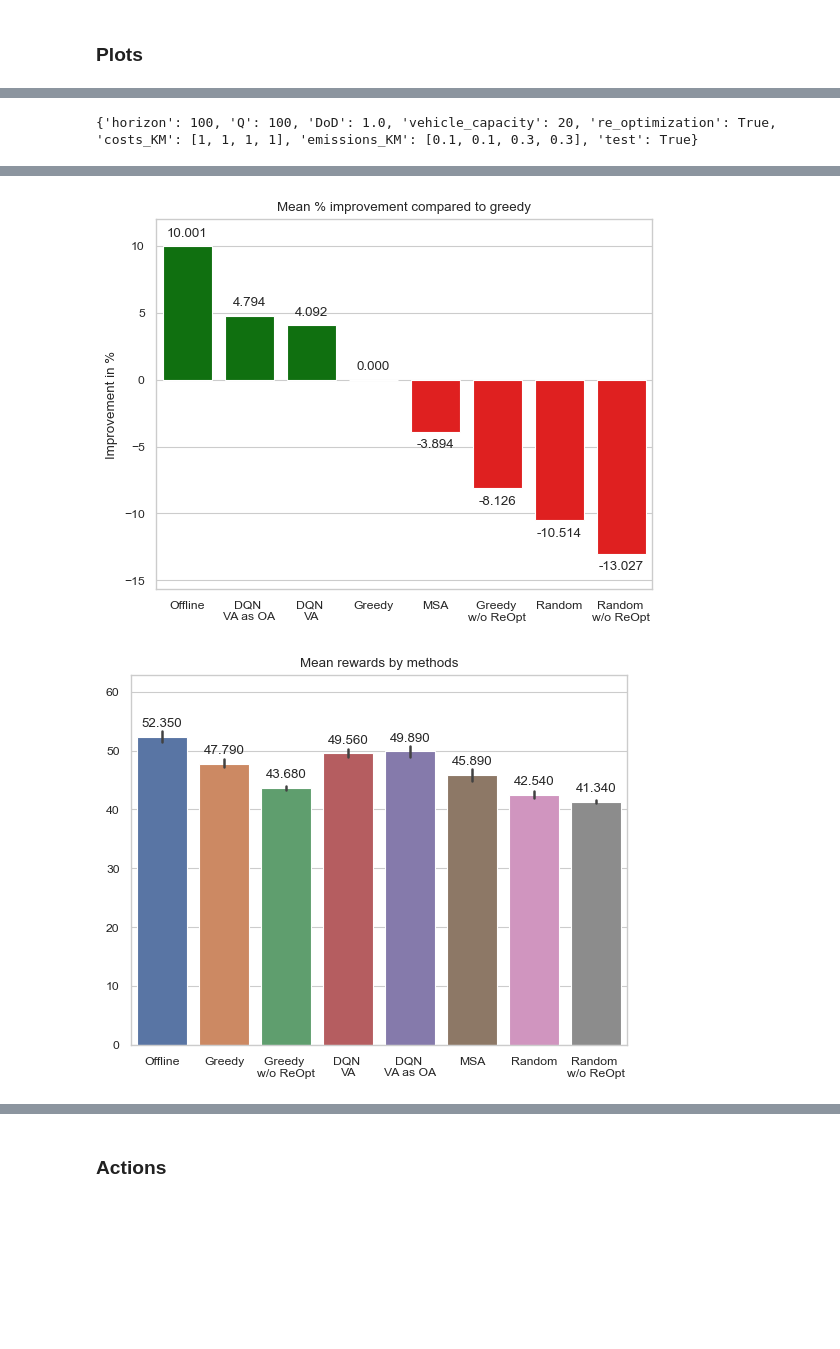
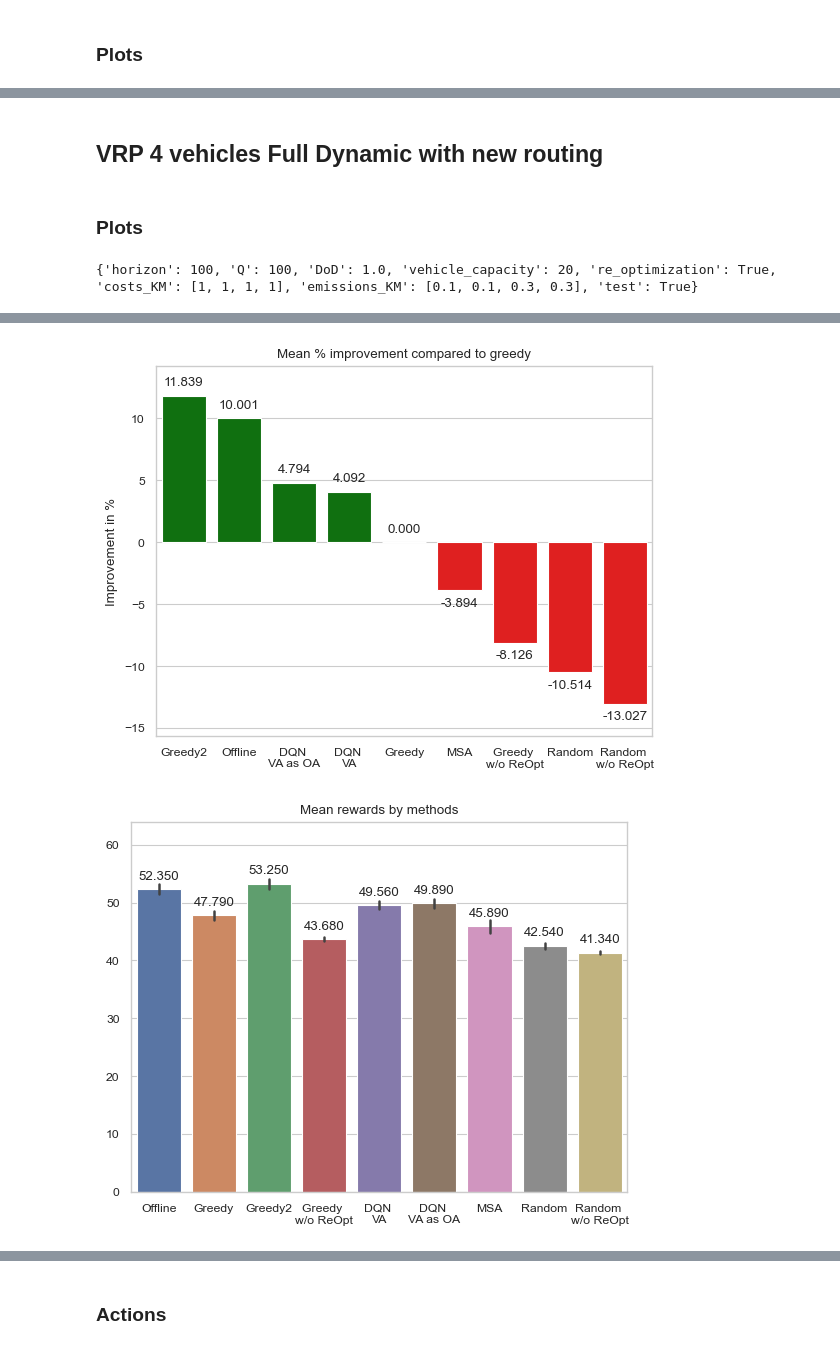
Before and after one commit to Farid-Najar/DynamicQVRP, a Jupyter notebook: results.ipynb, the cells around one changed output, grey strips where cells are left out. Cells and saved outputs as stored; diff of their text form; code cells hidden in the pictures; blank space fills up the shorter version.

```diff
--- a/results.ipynb
+++ b/results.ipynb
@@ -466,3 +676,7 @@ info
+# %% [markdown]
+## VRP 4 vehicles Full Dynamic with new routing
+# %% [markdown]
+### Plots
 # %%
 import pickle
 
@@ -524,6 +738,7 @@ with open(f'results/{file}/{wo}/res_random.pkl', "rb") as f:
 data = {
     "Offline" : res_offline['rs'],
     "Greedy" : res_greedy['rs'],
+    "Greedy2" : res_greedy2['rs'],
     "Greedy \nw/o ReOpt" : res_greedy_wo['rs'],
     # "SL" : res_SL['rs'],
     "DQN \nVA" : res_RL_wo['rs'],
@@ -549,2 +764,2 @@ plot(data, total_cap=env_configs["vehicle_capacity"]*4)
-[figure, old version]
+[figure, new version]
-[figure, old version]
+[figure, new version]
```
Also changed, not shown: parts of 6 cells of this notebook, 14 other files.
